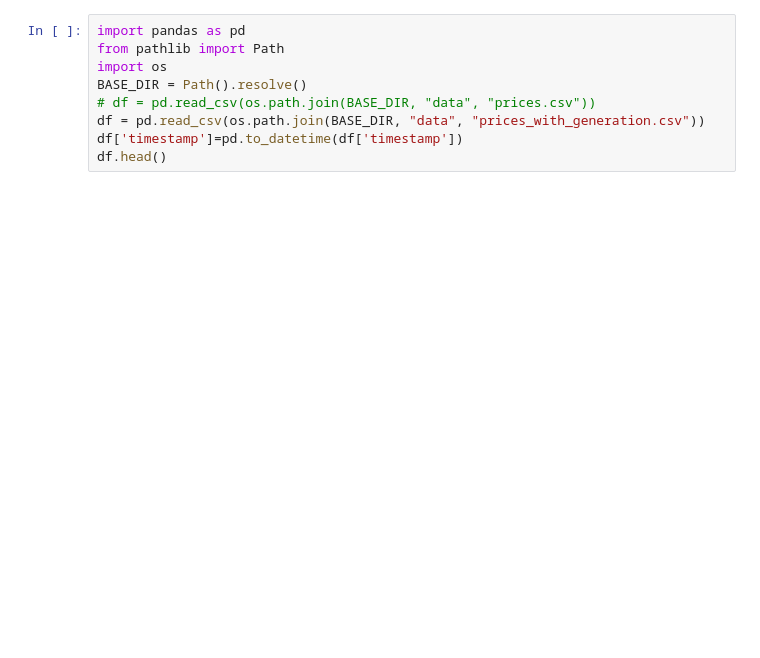
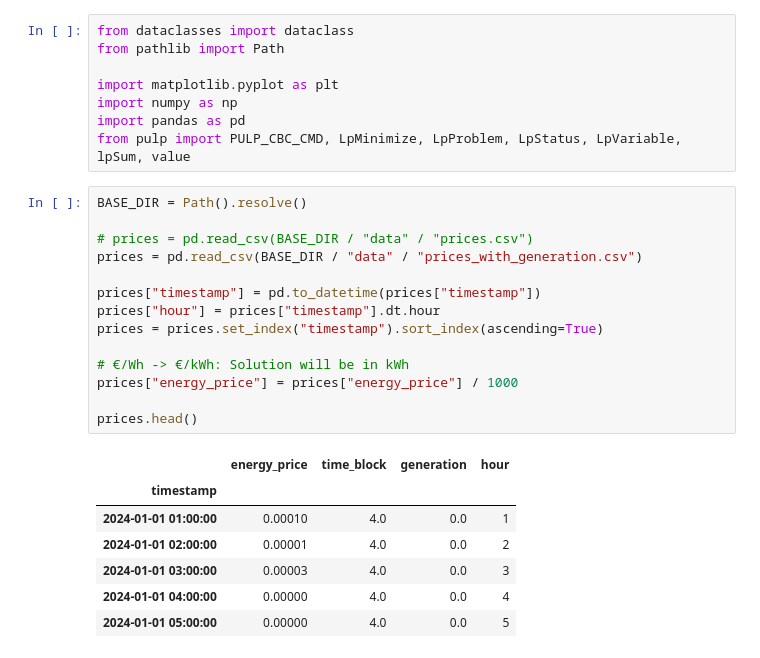
Before and after one commit to nevenapivac/battery-optimization, a Jupyter notebook: optimizer.ipynb, the cells around one changed output. Saved outputs shown, nothing was run; the diff lists cells and outputs as text; blank space fills up the shorter version.

```diff
--- a/optimizer.ipynb
+++ b/optimizer.ipynb
@@ -1,10 +1,31 @@
 # %%
+from dataclasses import dataclass
+from pathlib import Path
+
+import matplotlib.pyplot as plt
+import numpy as np
 import pandas as pd
-from pathlib import Path
-import os
-BASE_DIR = Path().resolve()
-# df = pd.read_csv(os.path.join(BASE_DIR, "data", "prices.csv"))
-df = pd.read_csv(os.path.join(BASE_DIR, "data", "prices_with_generation.csv"))
-df['timestamp']=pd.to_datetime(df['timestamp'])
-df.head()
+from pulp import PULP_CBC_CMD, LpMinimize, LpProblem, LpStatus, LpVariable, lpSum, value
+# %%
+BASE_DIR = Path().resolve()
+
+# prices = pd.read_csv(BASE_DIR / "data" / "prices.csv")
+prices = pd.read_csv(BASE_DIR / "data" / "prices_with_generation.csv")
+
+prices["timestamp"] = pd.to_datetime(prices["timestamp"])
+prices["hour"] = prices["timestamp"].dt.hour
+prices = prices.set_index("timestamp").sort_index(ascending=True)
+
+# €/Wh -> €/kWh: Solution will be in kWh
+prices["energy_price"] = prices["energy_price"] / 1000
+
+prices.head()
+# %% [output]
+|  | energy_price | time_block | generation | hour |
+| timestamp |  |  |  |  |
+| 2024-01-01 01:00:00 | 0.00010 | 4.0 | 0.0 | 1 |
+| 2024-01-01 02:00:00 | 0.00001 | 4.0 | 0.0 | 2 |
+| 2024-01-01 03:00:00 | 0.00003 | 4.0 | 0.0 | 3 |
+| 2024-01-01 04:00:00 | 0.00000 | 4.0 | 0.0 | 4 |
+| 2024-01-01 05:00:00 | 0.00000 | 4.0 | 0.0 | 5 |
 # %%
```
Also changed, not shown: parts of 4 cells of this notebook.
